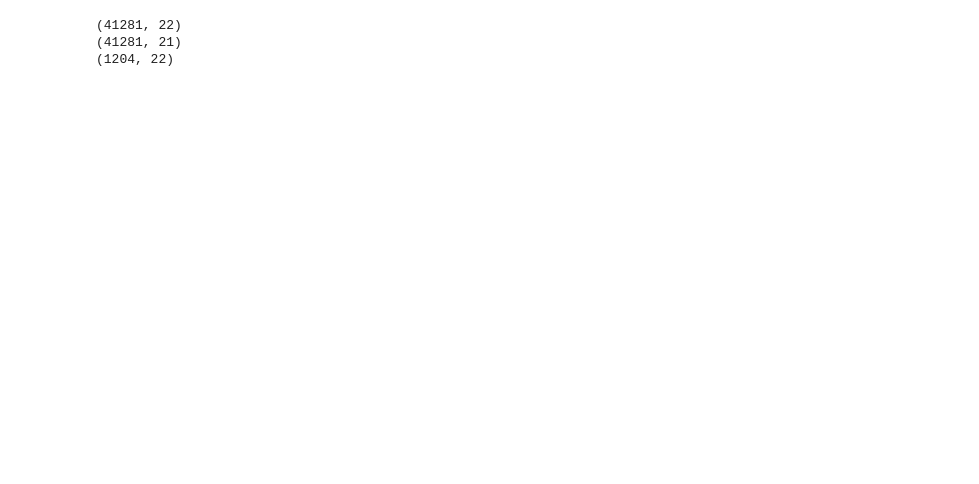
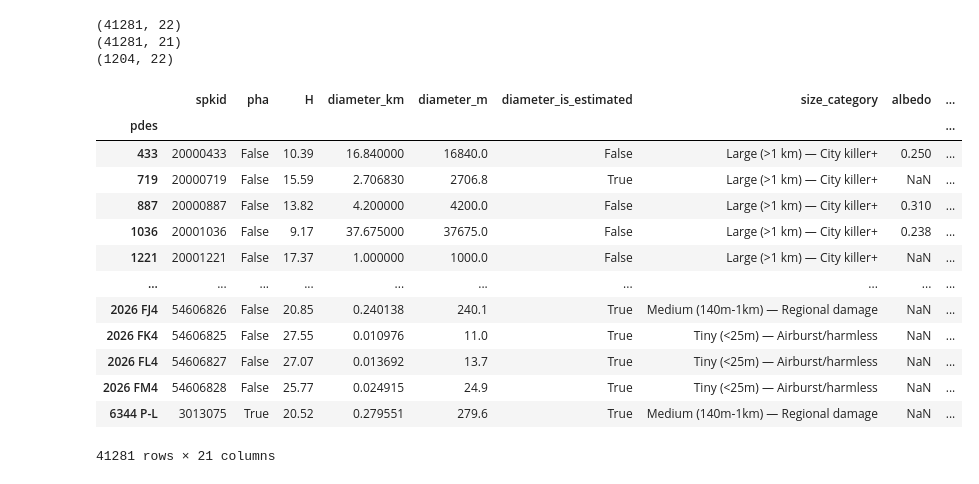
Before and after one commit to k3lly200413-2/Progetto_Nasa_Data_Intensive, a Jupyter notebook: Untitled.ipynb, the cells around one changed output. Cells and saved outputs as stored; diff of their text form; code cells hidden in the pictures; blank space fills up the shorter version.

```diff
--- a/Untitled.ipynb
+++ b/Untitled.ipynb
@@ -559,3 +559,20 @@ print(near_earth_with_albedo.shape)
 (41281, 22)
 (41281, 21)
 (1204, 22)
+# %%
+near_earth.set_index("pdes")
+# %% [output]
+|  | spkid | pha | H | diameter_km | diameter_m | diameter_is_estimated | size_category | albedo | ... |
+| pdes |  |  |  |  |  |  |  |  | ... |
+| 433 | 20000433 | False | 10.39 | 16.840000 | 16840.0 | False | Large (>1 km) — City killer+ | 0.250 | ... |
+| 719 | 20000719 | False | 15.59 | 2.706830 | 2706.8 | True | Large (>1 km) — City killer+ | NaN | ... |
+| 887 | 20000887 | False | 13.82 | 4.200000 | 4200.0 | False | Large (>1 km) — City killer+ | 0.310 | ... |
+| 1036 | 20001036 | False | 9.17 | 37.675000 | 37675.0 | False | Large (>1 km) — City killer+ | 0.238 | ... |
+| 1221 | 20001221 | False | 17.37 | 1.000000 | 1000.0 | False | Large (>1 km) — City killer+ | NaN | ... |
+| ... | ... | ... | ... | ... | ... | ... | ... | ... | ... |
+| 2026 FJ4 | 54606826 | False | 20.85 | 0.240138 | 240.1 | True | Medium (140m-1km) — Regional damage | NaN | ... |
+| 2026 FK4 | 54606825 | False | 27.55 | 0.010976 | 11.0 | True | Tiny (<25m) — Airburst/harmless | NaN | ... |
+| 2026 FL4 | 54606827 | False | 27.07 | 0.013692 | 13.7 | True | Tiny (<25m) — Airburst/harmless | NaN | ... |
+| 2026 FM4 | 54606828 | False | 25.77 | 0.024915 | 24.9 | True | Tiny (<25m) — Airburst/harmless | NaN | ... |
+| 6344 P-L | 3013075 | True | 20.52 | 0.279551 | 279.6 | True | Medium (140m-1km) — Regional damage | NaN | ... |
+41281 rows × 21 columns
```
Also changed, not shown: parts of 11 cells of this notebook.
